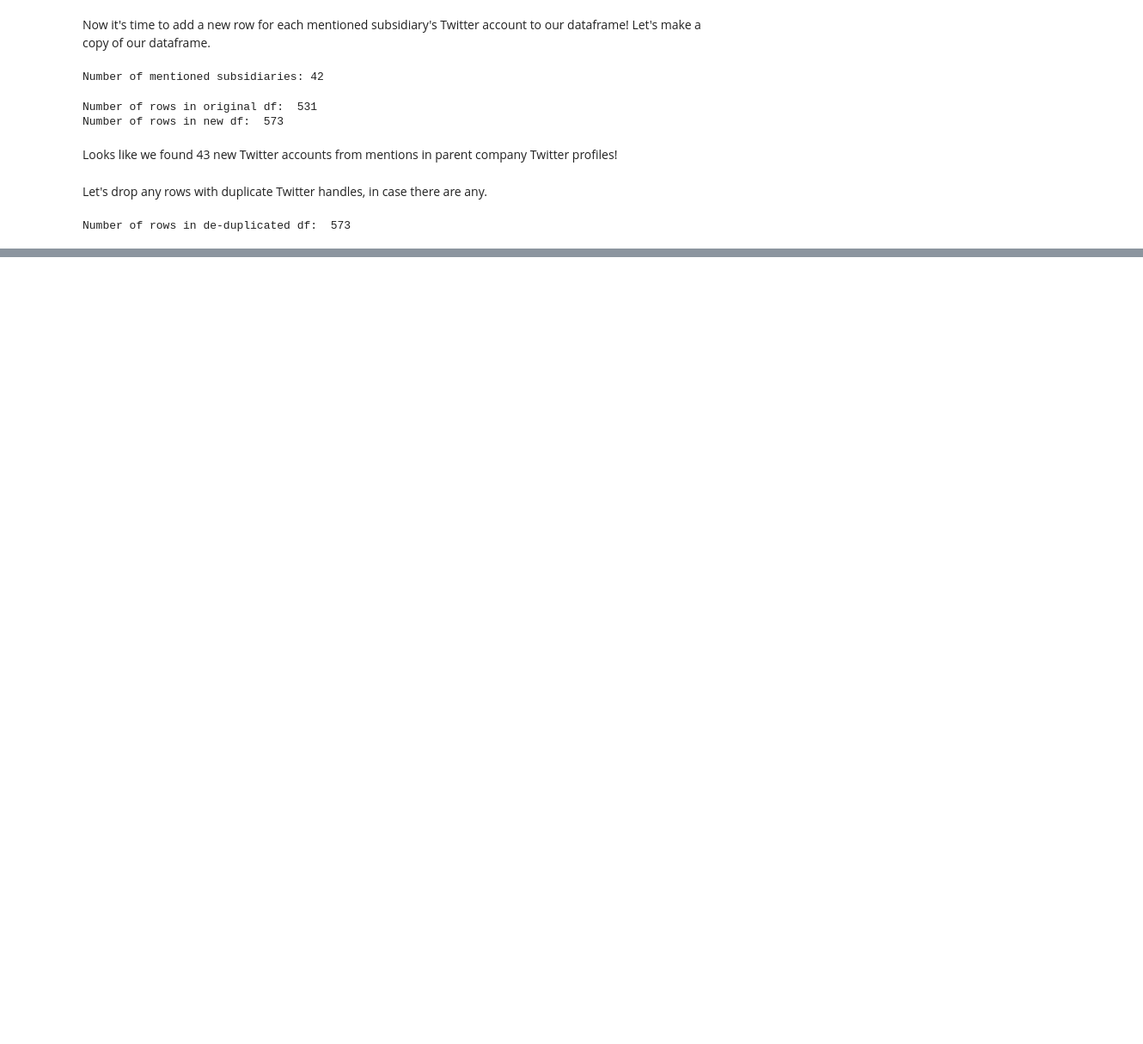
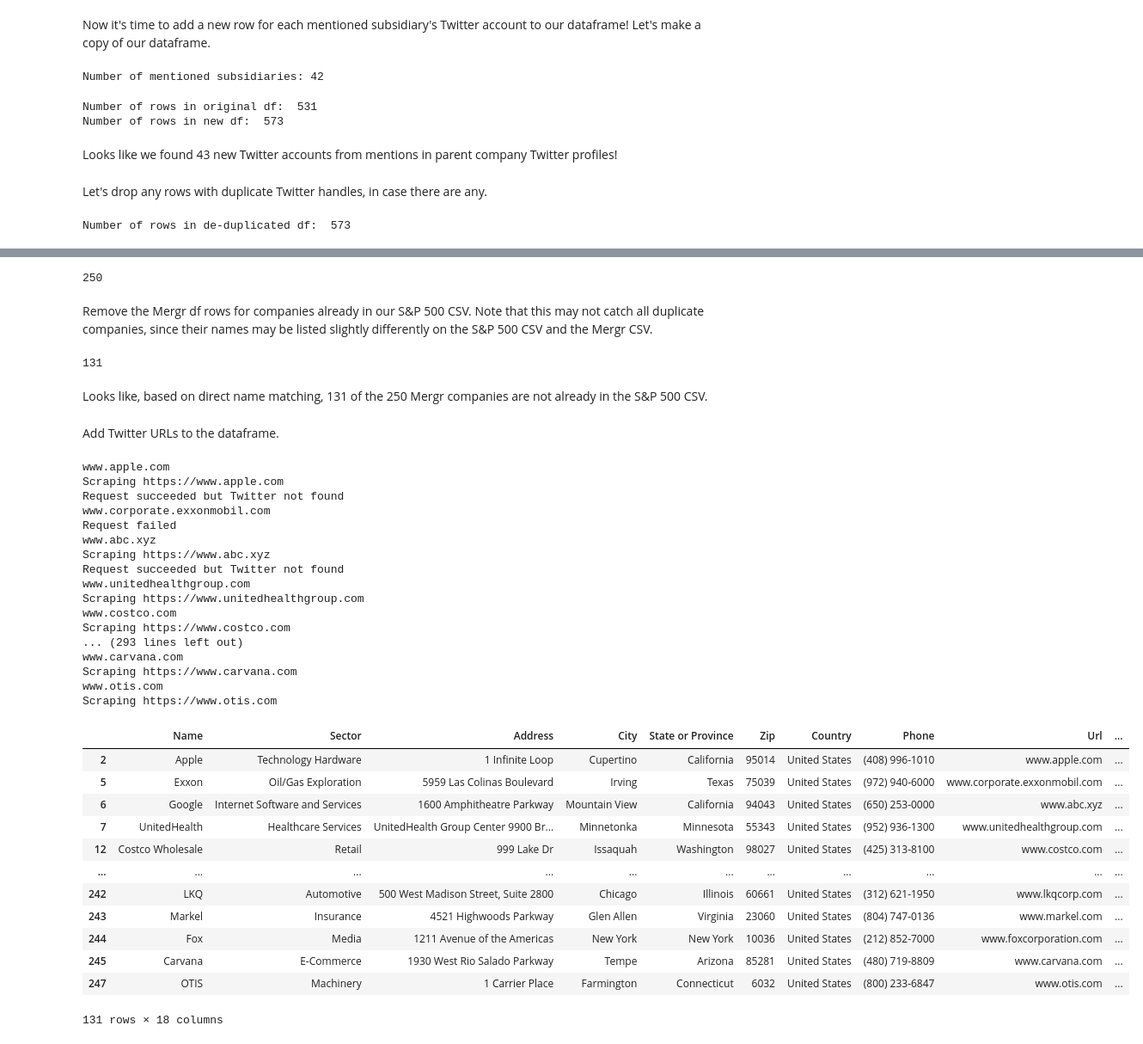
Before and after one commit to EconText/Cheap-Talk, a Jupyter notebook: handle_scraping/twitter-scrape.ipynb, the cells around one changed output, grey strips where cells are left out. Shown at 86% size. Cells and saved outputs as stored; diff of their text form; code cells hidden in the pictures; blank space fills up the shorter version.

```diff
--- a/handle_scraping/twitter-scrape.ipynb
+++ b/handle_scraping/twitter-scrape.ipynb
@@ -322,22 +322,26 @@ HEADERS = {"User-Agent": "Mozilla/5.0 (X11; CrOS x86_64 12871.102.0) AppleWebKit
 # Map each company's Twitter URL to its corresponding Twitter handle
 twitter_url_to_handle_map = {}
 
-def get_twitter_from_website(website: str) -> str:
+def get_twitter_from_website(website: str, mergr: bool = False) -> str:
     """
     Returns company Twitter URL.
     Also updates Twitter URL to Twitter handle map.
     """
+    print(website)
     if not website:
         # print("No website")
         return None
 
+    if mergr:
+        website = 'https://' + website
+
     try:
         response = session.get(website, headers=HEADERS)
     except:
-        # print("Request failed")
+        print("Request failed")
         return None
 
-    # print("Scraping", website)
+    print("Scraping", website)
     company_soup = BeautifulSoup(response.text)
 
     twitter_link_tag = company_soup.select_one("a[href*=twitter]")
@@ -351,9 +355,5 @@ def get_twitter_from_website(website: str) -> str:
         # print(twitter_handle)
         return twitter_url_no_params
 
-    # print("Request succeeded but Twitter not found")
+    print("Request succeeded but Twitter not found")
     return None
-
-# Try this on 3M
-threem = "https://www.3m.com/"
-get_twitter_from_website(threem)
@@ -794,0 +803,56 @@ df_subsidiaries_manual_mentioned.to_csv("sp_500_twitter_subsidiaries_manual_ment
+# %%
+# Read CSV of Mergr companies
+df_mergr = pd.read_csv('mergr_11-21-22_by_revenue.csv')
+print(len(df_mergr))
+# %% [output]
+250
+# %% [markdown]
+Remove the Mergr df rows for companies already in our S&P 500 CSV. Note that this may not catch all duplicate companies, since their names may be listed slightly differently on the S&P 500 CSV and the Mergr CSV.
+# %%
+df_sp_500 = pd.read_csv('sp_500_twitter_subsidiaries_manual_mentioned.csv')
+sp_500_company_names = df_sp_500['Security']
+# %%
+df_mergr = df_mergr[~df_mergr['Name'].isin(sp_500_company_names)]
+print(len(df_mergr))
+# %% [output]
+131
+# %% [markdown]
+Looks like, based on direct name matching, 131 of the 250 Mergr companies are not already in the S&P 500 CSV.
+# %% [markdown]
+Add Twitter URLs to the dataframe.
+# %%
+# Get Twitter URLs from Mergr company websites.
+df_mergr_twitter = df_mergr.copy(deep=True)
+df_mergr_twitter['Twitter URL'] = df_mergr_twitter.apply(lambda row: get_twitter_from_website(row['Url'], mergr=True), axis=1)
+df_mergr_twitter
+# %% [output]
+www.apple.com
+Scraping https://www.apple.com
+Request succeeded but Twitter not found
+www.corporate.exxonmobil.com
+Request failed
+www.abc.xyz
+Scraping https://www.abc.xyz
+Request succeeded but Twitter not found
+www.unitedhealthgroup.com
+Scraping https://www.unitedhealthgroup.com
+www.costco.com
+Scraping https://www.costco.com
+... (293 lines left out)
+www.carvana.com
+Scraping https://www.carvana.com
+www.otis.com
+Scraping https://www.otis.com
+|  | Name | Sector | Address | City | State or Province | Zip | Country | Phone | Url | ... |
+| 2 | Apple | Technology Hardware | 1 Infinite Loop | Cupertino | California | 95014 | United States | (408) 996-1010 | www.apple.com | ... |
+| 5 | Exxon | Oil/Gas Exploration | 5959 Las Colinas Boulevard | Irving | Texas | 75039 | United States | (972) 940-6000 | www.corporate.exxonmobil.com | ... |
+| 6 | Google | Internet Software and Services | 1600 Amphitheatre Parkway | Mountain View | California | 94043 | United States | (650) 253-0000 | www.abc.xyz | ... |
+| 7 | UnitedHealth | Healthcare Services | UnitedHealth Group Center 9900 Br... | Minnetonka | Minnesota | 55343 | United States | (952) 936-1300 | www.unitedhealthgroup.com | ... |
+| 12 | Costco Wholesale | Retail | 999 Lake Dr | Issaquah | Washington | 98027 | United States | (425) 313-8100 | www.costco.com | ... |
+| ... | ... | ... | ... | ... | ... | ... | ... | ... | ... | ... |
+| 242 | LKQ | Automotive | 500 West Madison Street, Suite 2800 | Chicago | Illinois | 60661 | United States | (312) 621-1950 | www.lkqcorp.com | ... |
+| 243 | Markel | Insurance | 4521 Highwoods Parkway | Glen Allen | Virginia | 23060 | United States | (804) 747-0136 | www.markel.com | ... |
+| 244 | Fox | Media | 1211 Avenue of the Americas | New York | New York | 10036 | United States | (212) 852-7000 | www.foxcorporation.com | ... |
+| 245 | Carvana | E-Commerce | 1930 West Rio Salado Parkway | Tempe | Arizona | 85281 | United States | (480) 719-8809 | www.carvana.com | ... |
+| 247 | OTIS | Machinery | 1 Carrier Place | Farmington | Connecticut | 6032 | United States | (800) 233-6847 | www.otis.com | ... |
+131 rows × 18 columns
```
Also changed, not shown: parts of 43 cells of this notebook, 7 other files.
